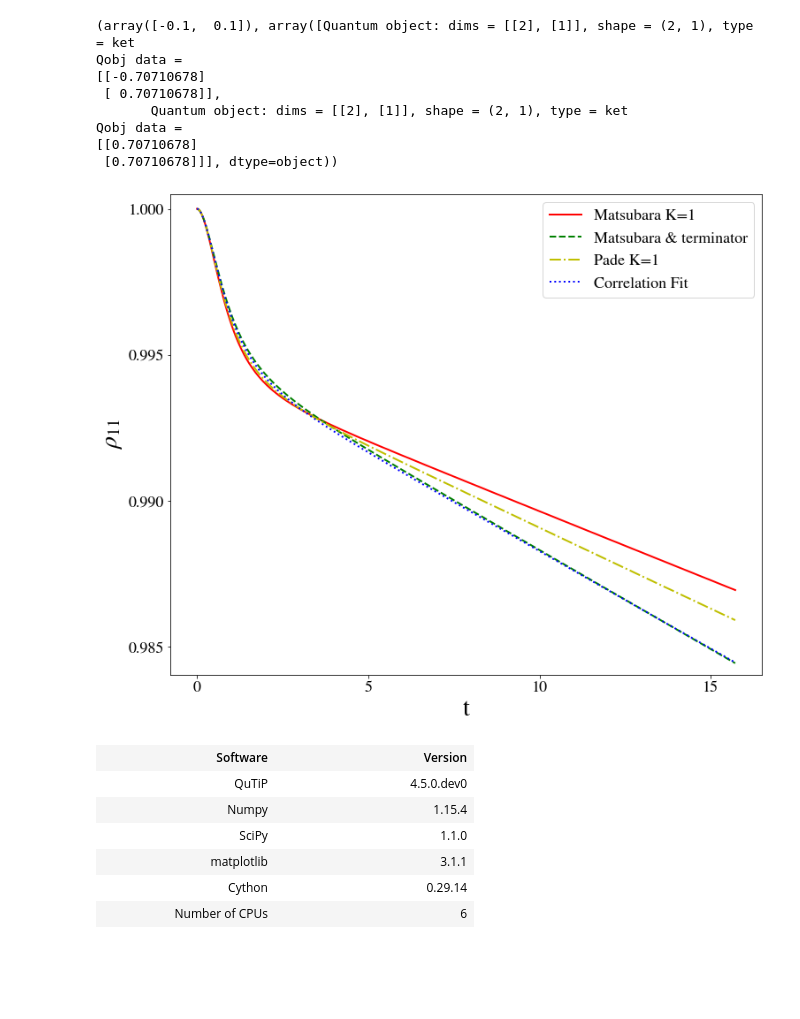
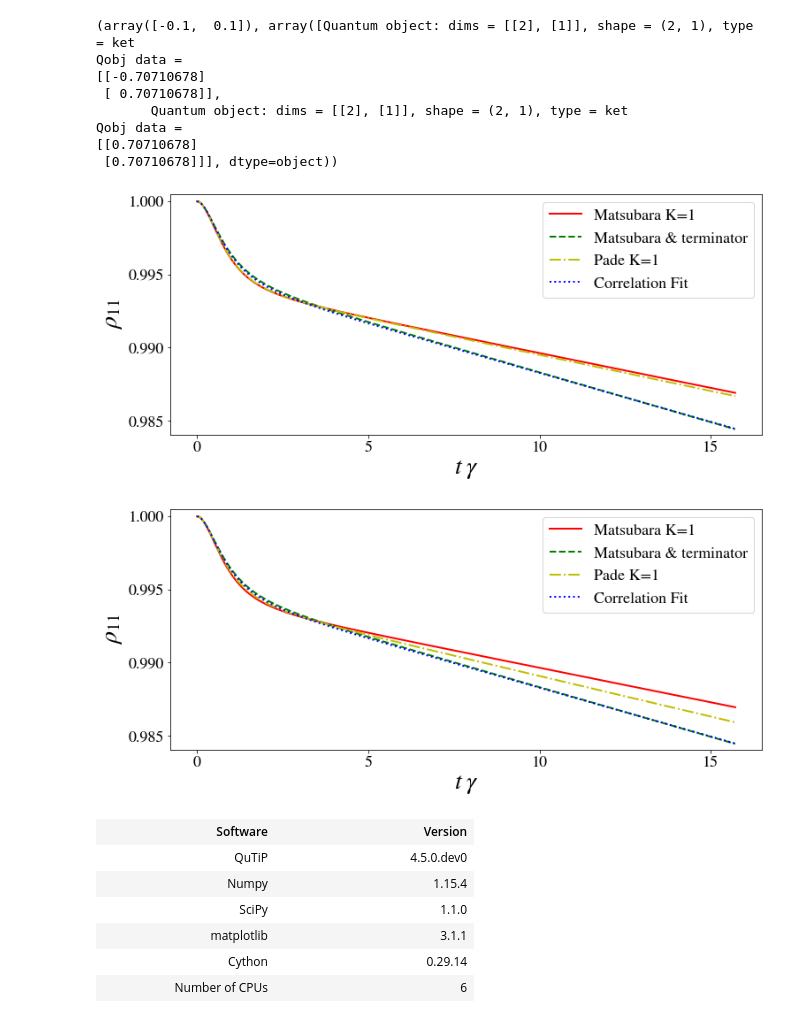
Before and after one commit to tehruhn/bofin_fast, a Jupyter notebook: example 1 spin-bath model - very strong coupling.ipynb, the cells around one changed output. Cells and saved outputs as stored; diff of their text form; code cells hidden in the pictures; blank space fills up the shorter version.

```diff
--- a/example 1 spin-bath model - very strong coupling.ipynb
+++ b/example 1 spin-bath model - very strong coupling.ipynb
@@ -229,7 +218,7 @@ op = -2*spre(Q)*spost(Q.dag()) + spre(Q.dag()*Q) + spost(Q.dag()*Q)
 approx_factr = ((2 * lam / (beta * gamma)) - 1j*lam)
 
 approx_factr -=  lam * gamma * (-1.0j + cot(gamma / (2 * T)))/gamma
-for k in range(1,Nk):
+for k in range(1,Nk+1):
     vk = 2 * np.pi * k * T
     #c_temp.append((pref * 4 * lam * gamma * T * vk / (vk**2 - gamma**2))  * np.exp(- vk * t) )
     approx_factr -= ((pref * 4 * lam * gamma * T * vk / (vk**2 - gamma**2))/ vk)
@@ -251,7 +240,7 @@ rho0 = basis(2,0) * basis(2,0).dag()
 # Times to record state
 #tlist = np.linspace(0, 40, 600)
 
-resultMatsT3 = HEOMMatsT.run(rho0, tlist)
+resultMatsT = HEOMMatsT.run(rho0, tlist)
 # %% [output]
 [Quantum object: dims = [[2], [2]], shape = (2, 2), type = oper, isherm = True
 Qobj data =
@@ -277,9 +260,9 @@ P22p=basis(2,1) * basis(2,1).dag()
 # 1,2 element of density matrix  - corresonding to coherence
 P12p=basis(2,0) * basis(2,1).dag()
 # Calculate expectation values in the bases
-P11expT3 = expect(resultMatsT3.states, P11p)
-P22expT3 = expect(resultMatsT3.states, P22p)
-P12expT3 = expect(resultMatsT3.states, P12p)
+P11expT = expect(resultMatsT.states, P11p)
+P22expT = expect(resultMatsT.states, P22p)
+P12expT = expect(resultMatsT.states, P12p)
 # %%
 
 # Plot the results
@@ -455,7 +355,7 @@ corrIana = [np.imag(sum(c(t))) for t in tlist]
 #as a comparison, this is pade
 
 
-lmax = 2
+lmax = 1
 
 
 
@@ -935,3 +815,5 @@ qsave(resultMatsT, 'resultMatsTOD')
 qsave(resultPade, 'resultPadeOD')
 qsave(resultFit, 'resultFitOD')
 #qsave(resultFitT, 'resultFitTOD')
+# %%
+resultFit = qload('resultFitOD')
@@ -998,36 +882,77 @@ P12p=basis(2,0) * basis(2,1).dag()
 P11expF = expect(resultFit.states, P11p)
 P22expF = expect(resultFit.states, P22p)
 P12expF = expect(resultFit.states, P12p)
 
 # Plot the results
-fig, axes = plt.subplots(1, 1, sharex=True, figsize=(12,10))
+fig, axes = plt.subplots(1, 1, sharex=True, figsize=(12,5))
 #axes.plot(tlist, np.real(P11exp)+ np.real(P22exp), 'b', linewidth=2, label="P11")
 axes.plot(tlist, np.real(P11exp), 'r', linewidth=2, label="Matsubara K=1")
 axes.plot(tlist, np.real(P11expT), 'g--', linewidth=2, label="Matsubara & terminator")
 axes.plot(tlist, np.real(P11expP), 'y-.', linewidth=2, label="Pade K=1")
 #axes.plot(tlist, np.real(P11BR), 'y-.', linewidth=2, label="Bloch Redfield")
 axes.plot(tlist, np.real(P11expF), 'b:', linewidth=2, label="Correlation Fit")
 #axes.plot(tlist, np.real(P11expFT), 'y', linewidth=2, label="P11 Fit+tanimura")
 
 #axes.plot(tlist, np.real(P12exp), 'r', linewidth=2, label="P12 Mats")
 #axes.plot(tlist, np.real(P12expP), 'b--', linewidth=2, label="P12 Pade")
 #axes.plot(tlist, np.real(P12expF), 'y--', linewidth=2, label="P12 Fit")
 
 
 #axes.plot(tlist, np.real(P12expT), 'g--', linewidth=2, label="P12 Mats+Term")
 
 #axes.plot(tlist, [np.real(P11) for t in tlist], 'g--', linewidth=2, label="P11 thermal")
 axes.locator_params(axis='y', nbins=6)
 axes.locator_params(axis='x', nbins=6)
 axes.set_ylabel(r'$\rho_{11}$',fontsize=28)
 
-axes.set_xlabel(r't',fontsize=28)
+axes.set_xlabel(r'$t\;\gamma$',fontsize=28)
 
 axes.set_ylim(0.98405,1.0005)
 axes.legend(loc=0)
 fig.savefig("fig2.pdf")
 # %% [output]
-[figure, old version]
+[figure, new version]
+# %%
+# Define some operators with which we will measure the system
+# 1,1 element of density matrix - corresonding to groundstate
+P11p=basis(2,0) * basis(2,0).dag()
+P22p=basis(2,1) * basis(2,1).dag()
+# 1,2 element of density matrix  - corresonding to coherence
+P12p=basis(2,0) * basis(2,1).dag()
+# Calculate expectation values in the bases
+P11expF = expect(resultFit.states, P11p)
+P22expF = expect(resultFit.states, P22p)
+P12expF = expect(resultFit.states, P12p)
+
+# Plot the results
+fig, axes = plt.subplots(1, 1, sharex=True, figsize=(12,5))
+#axes.plot(tlist, np.real(P11exp)+ np.real(P22exp), 'b', linewidth=2, label="P11")
+axes.plot(tlist, np.real(P11exp), 'r', linewidth=2, label="Matsubara K=1")
+axes.plot(tlist, np.real(P11expT), 'g--', linewidth=2, label="Matsubara & terminator")
+axes.plot(tlist, np.real(P11expP), 'y-.', linewidth=2, label="Pade K=1")
+#axes.plot(tlist, np.real(P11BR), 'y-.', linewidth=2, label="Bloch Redfield")
+axes.plot(tlist, np.real(P11expF), 'b:', linewidth=2, label="Correlation Fit")
+#axes.plot(tlist, np.real(P11expFT), 'y', linewidth=2, label="P11 Fit+tanimura")
+
+#axes.plot(tlist, np.real(P12exp), 'r', linewidth=2, label="P12 Mats")
+#axes.plot(tlist, np.real(P12expP), 'b--', linewidth=2, label="P12 Pade")
+#axes.plot(tlist, np.real(P12expF), 'y--', linewidth=2, label="P12 Fit")
+
+
+#axes.plot(tlist, np.real(P12expT), 'g--', linewidth=2, label="P12 Mats+Term")
+
+#axes.plot(tlist, [np.real(P11) for t in tlist], 'g--', linewidth=2, label="P11 thermal")
+axes.locator_params(axis='y', nbins=6)
+axes.locator_params(axis='x', nbins=6)
+axes.set_ylabel(r'$\rho_{11}$',fontsize=28)
+
+axes.set_xlabel(r'$t\;\gamma$',fontsize=28)
+
+axes.set_ylim(0.98405,1.0005)
+axes.legend(loc=0)
+fig.savefig("fig2.pdf")
+# %% [output]
+[figure, added]
 # %%
 from qutip.ipynbtools import version_table
 
```
Also changed, not shown: parts of 29 cells of this notebook, 52 other files.
